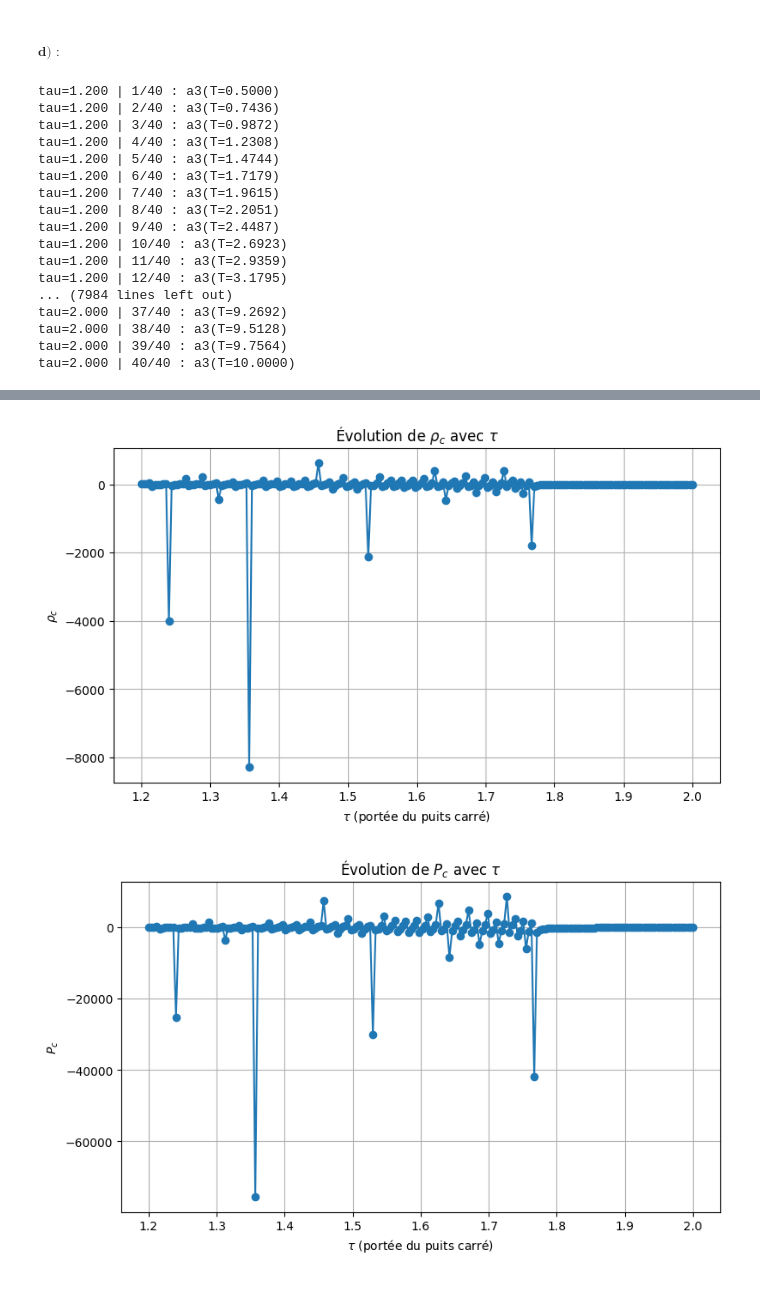
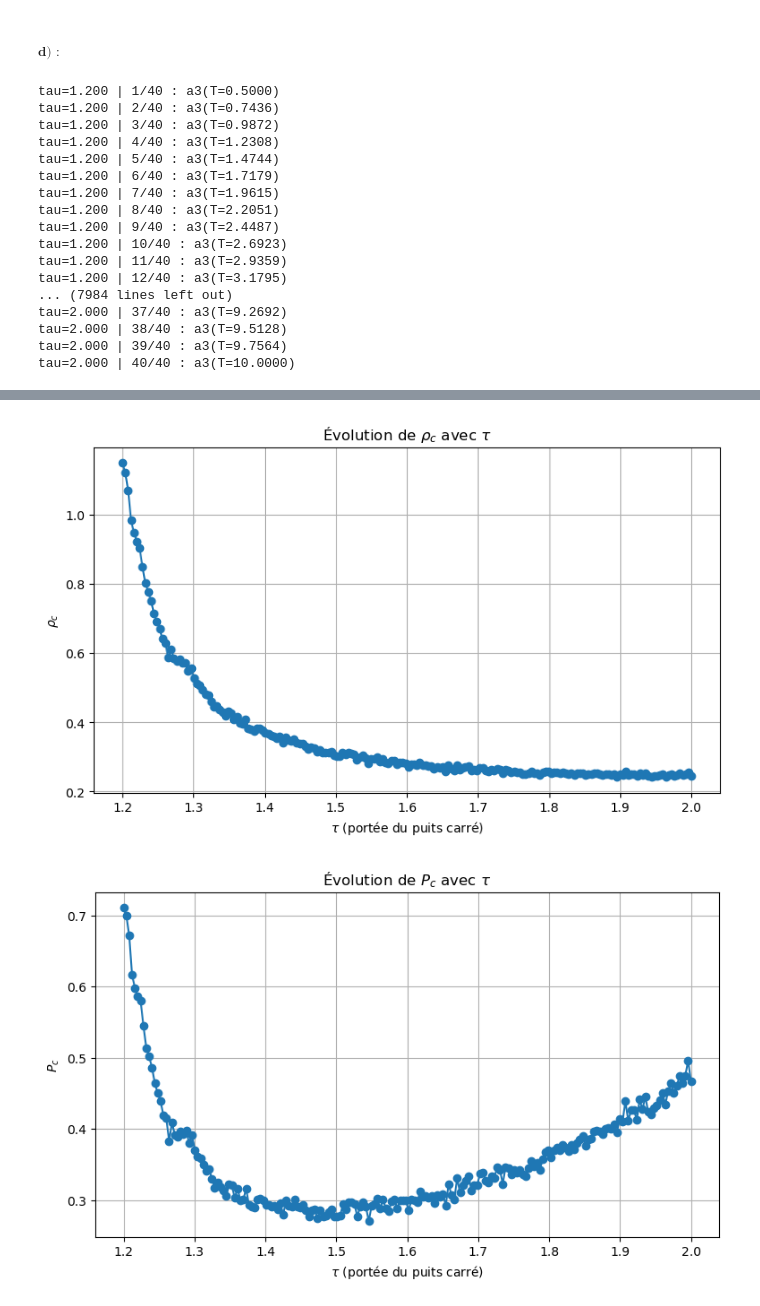
Before and after one commit to ADeslarzes/Homewrok_3, a Jupyter notebook: P3.ipynb, the cells around one changed output, grey strips where cells are left out. Drawn from its saved outputs; the diff is of its cells as text; code cells hidden in the pictures.

```diff
--- a/P3.ipynb
+++ b/P3.ipynb
@@ -169,7 +169,7 @@ def estimate_a3(Rc, Ne, T=1.0, sigma=sigma, tau=tau, epsilon=epsilon):
     err_mean_over_D = std_blocks / np.sqrt(n_blocks)
 
     lambda_ = h / np.sqrt(2 * np.pi * m * kB * T)
-    lambda_ = 1.0 # On prend lambda = 1 par simplicité et éviter de faire exploser les valeurs ensuite
+    #lambda_ = 1.0 # On prend lambda = 1 par simplicité et éviter de faire exploser les valeurs ensuite
     V_D = ((4/3) * np.pi * Rc**3)**2
 
     pref = -V_D / (3 * lambda_**6)
@@ -238,14 +238,14 @@ def lambda_(T):
 
 def a_2(T):
     T = np.asarray(T, dtype=float)
-    return 2*np.pi*sigma**3/3/(lambda_(T))**3 * (1 - (tau**3 - 1)*(np.exp(epsilon/(kB*T)) - 1))
+    return 2*np.pi*sigma**3/(3*(lambda_(T))**3) * (1 - (tau**3 - 1)*(np.exp(epsilon/(kB*T)) - 1))
 
-T = np.linspace(5.5, 5.87, 100)
+T = np.linspace(2, 3, 100)
 
 a_3 = np.zeros((len(T), 2))
 for i in range(len(T)):
     #print(f"{i+1}) Calcul de a3 pour T={T[i]:.4f} K...")
-    a_3[i] = estimate_a3(Rc=5.0, Ne=100000, T=T[i], sigma=sigma, tau=tau, epsilon=epsilon)
+    a_3[i] = estimate_a3(Rc=tau*sigma, Ne=100000, T=T[i], sigma=sigma, tau=tau, epsilon=epsilon)
 
 win = 19
 a3_mean_smooth = moving_average(a_3[:, 0], window=win)
@@ -254,12 +254,14 @@ curve_a2 = a_2(T)**2 / 3
 Tc = estimate_Tc_two_crossings(a_2(T)**2/3, a3_mean_smooth, T)
 yc = a_2(Tc)**2 / 3
 
-rho_c = 1/(lambda_(Tc)**3 * a_2(Tc))
+rho_c =- 1/(lambda_(Tc)**3 * a_2(Tc))
 Pc = kB * Tc * (
     rho_c
     + a_2(Tc) * (lambda_(Tc)**3) * rho_c**2
     + (a_2(Tc)**2 / 3) * (lambda_(Tc)**6) * rho_c**3
 )
+
+
 
 print(f"Température critique estimée Tc = {Tc:.4f} K")
 print(f"rho_c = {rho_c:.6g}")
@@ -347,7 +335,6 @@ def a_2_tau(T, tau, sigma=sigma, epsilon=epsilon):
 
 def compute_critical_for_tau(
     tau,
-    Rc=5.0,
     Ne=1e8,
     nT=200,
     T_min=0.5,
@@ -360,7 +347,7 @@ def compute_critical_for_tau(
     a3 = np.zeros((len(T), 2))
     for i, Ti in enumerate(T):
         print(f"tau={tau:.3f} | {i+1}/{len(T)} : a3(T={Ti:.4f})")
-        a3[i] = estimate_a3(Rc=Rc, Ne=Ne, T=Ti, sigma=sigma, tau=tau, epsilon=epsilon)
+        a3[i] = estimate_a3(Rc=tau*sigma, Ne=Ne, T=Ti, sigma=sigma, tau=tau, epsilon=epsilon)
 
     # 3) lissage a3 pour stabiliser la recherche de croisement
     a3_smooth = moving_average(a3[:, 0], window=smooth_win)
@@ -371,7 +358,7 @@ def compute_critical_for_tau(
     yc = (a_2_tau(Tc, tau)**2) / 3
 
 
-    rho_c = 1.0 / (lambda_(Tc)**3 * a_2_tau(Tc, tau))
+    rho_c =- 1.0 / (lambda_(Tc)**3 * a_2_tau(Tc, tau))
 
     Pc = kB * Tc * (
         rho_c
@@ -391,7 +378,6 @@ Pc_list = []
 for tau_val in tau_list:
     Tc, rhoc, Pc = compute_critical_for_tau(
         tau=tau_val,
-        Rc=5.0,
         Ne=20000,
         nT=40,
         T_min=0.5,
@@ -416,7 +402,23 @@ plt.grid(True)
 plt.show()
 
 plt.figure(figsize=(9,5))
+plt.loglog(tau_list, Tc_list, marker='o')
+plt.xlabel(r'$\tau$ (portée du puits carré)')
+plt.ylabel(r'$T_c$')
+plt.title(r'Évolution de $T_c$ avec $\tau$')
+plt.grid(True)
+plt.show()
+
+plt.figure(figsize=(9,5))
 plt.plot(tau_list, rhoc_list, marker='o')
+plt.xlabel(r'$\tau$ (portée du puits carré)')
+plt.ylabel(r'$\rho_c$')
+plt.title(r'Évolution de $\rho_c$ avec $\tau$')
+plt.grid(True)
+plt.show()
+
+plt.figure(figsize=(9,5))
+plt.loglog(tau_list, rhoc_list, marker='o')
 plt.xlabel(r'$\tau$ (portée du puits carré)')
 plt.ylabel(r'$\rho_c$')
 plt.title(r'Évolution de $\rho_c$ avec $\tau$')
@@ -452,2 +454,2 @@ tau=2.000 | 40/40 : a3(T=10.0000)
-[figure, old version]
+[figure, new version]
-[figure, old version]
+[figure, new version]
```
Also changed, not shown: parts of 5 cells of this notebook, 1 other file.
